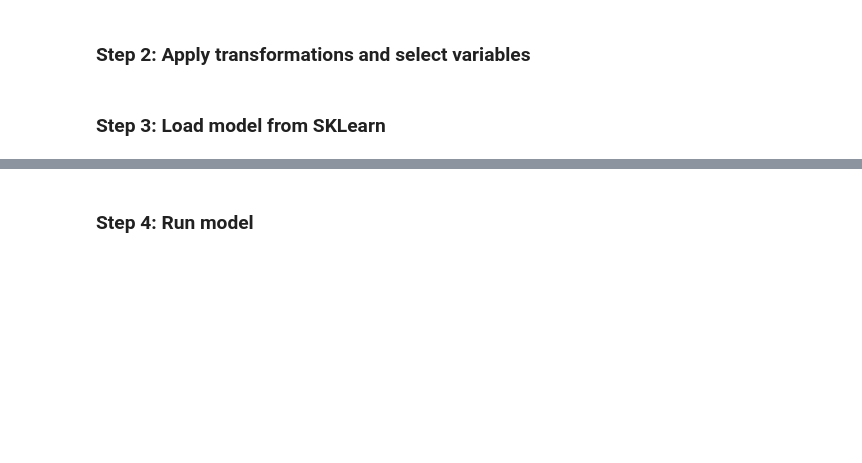
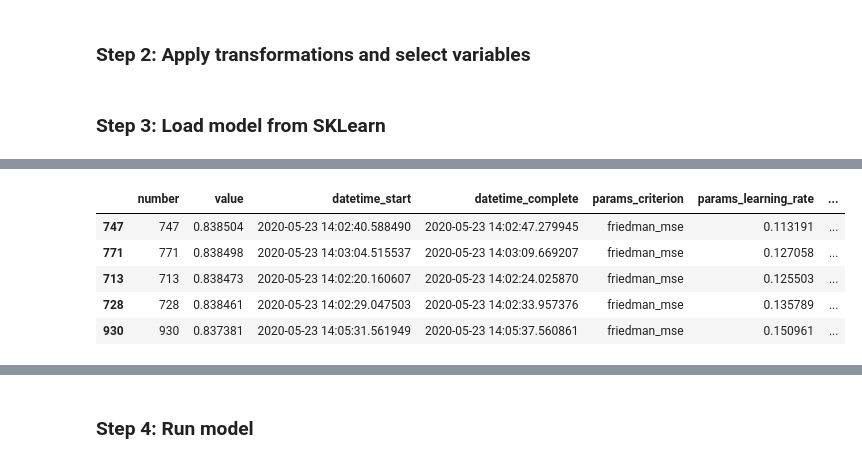
Before and after one commit to mrmachatschek/pandemic_survival_prediction, a Jupyter notebook: model_comparison.ipynb, the cells around one changed output, grey strips where cells are left out. Cells and saved outputs as stored; diff of their text form; code cells hidden in the pictures; blank space fills up the shorter version.

```diff
--- a/model_comparison.ipynb
+++ b/model_comparison.ipynb
@@ -61,22 +92,27 @@ train_set.describe()
 # %% [markdown]
 ### Step 2: Apply transformations and select variables
-# %%
-from sklearn.preprocessing import RobustScaler
-
-selected_variables_SVC = [
-    'Severity',
-    'Gender_M',
-    'City_Albuquerque',
-    'City_Santa Fe',
-    "severity_against_avg_gender",
-    'Medical_Tent_n/a',
-    'spending_family_member',
-    'family_size',
-    'Sev_family'
-]
-
-scaler = MinMaxScaler().fit(test_set[selected_variables_SVC])
-train_set[selected_variables_SVC] = scaler.transform(train_set[selected_variables_SVC])
-test_set[selected_variables_SVC] = scaler.transform(test_set[selected_variables_SVC])
+# %%
+from sklearn.preprocessing import RobustScaler
+from sklearn.preprocessing import RobustScaler, MinMaxScaler, StandardScaler
+
+
+exclude_columns = [
+    'Medical_Tent_T'
+
+]
+
+train_set = train_set.loc[:,~train_set.columns.isin(exclude_columns)]
+# %%
+#Scaling
+scale_type = None
+if scale_type == "RobustScaler":
+    robust = RobustScaler().fit(train_set)
+    train_set = robust.transform(train_set)
+elif scale_type == "MinMaxScaler":
+    minmax = MinMaxScaler().fit(train_set)
+    train_set = minmax.transform(train_set)
+elif scale_type == "StandardScaler":
+    scaler = StandardScaler().fit(train_set)
+    train_set = scaler.transform(train_set)
 # %% [markdown]
 ### Step 3: Load model from SKLearn
@@ -87,0 +186,11 @@ svm_model = svm.NuSVC()
+# %%
+# top scores
+opt_scores = study.trials_dataframe()
+opt_scores.sort_values("value", ascending=False).head(5)
+# %% [output]
+|  | number | value | datetime_start | datetime_complete | params_criterion | params_learning_rate | ... |
+| 747 | 747 | 0.838504 | 2020-05-23 14:02:40.588490 | 2020-05-23 14:02:47.279945 | friedman_mse | 0.113191 | ... |
+| 771 | 771 | 0.838498 | 2020-05-23 14:03:04.515537 | 2020-05-23 14:03:09.669207 | friedman_mse | 0.127058 | ... |
+| 713 | 713 | 0.838473 | 2020-05-23 14:02:20.160607 | 2020-05-23 14:02:24.025870 | friedman_mse | 0.125503 | ... |
+| 728 | 728 | 0.838461 | 2020-05-23 14:02:29.047503 | 2020-05-23 14:02:33.957376 | friedman_mse | 0.135789 | ... |
+| 930 | 930 | 0.837381 | 2020-05-23 14:05:31.561949 | 2020-05-23 14:05:37.560861 | friedman_mse | 0.150961 | ... |
```
Also changed, not shown: parts of 14 cells of this notebook, 11 other files.
